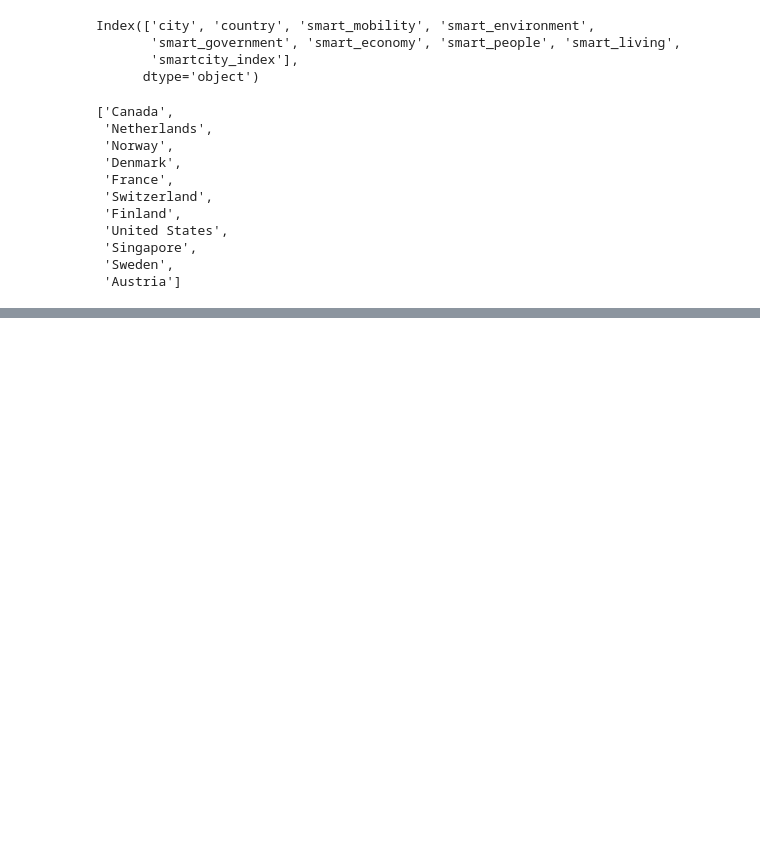
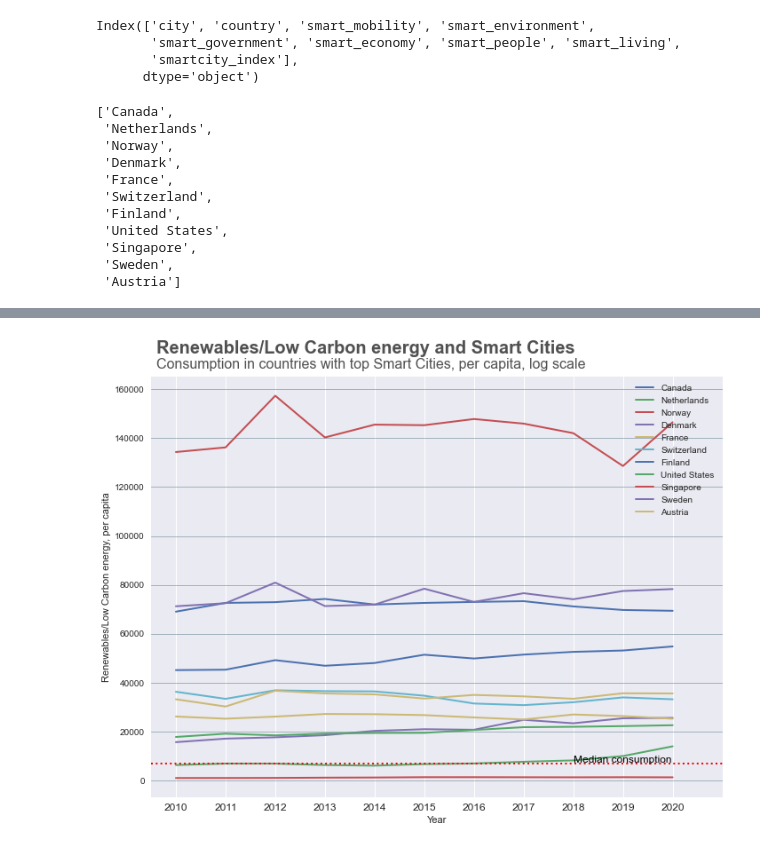
Before and after one commit to Edoardo1996/iornhack-final-project, a Jupyter notebook: main.ipynb, the cells around one changed output, grey strips where cells are left out. Saved outputs shown, nothing was run; the diff lists cells and outputs as text; code cells hidden in the pictures; blank space fills up the shorter version.

```diff
--- a/main.ipynb
+++ b/main.ipynb
@@ -819,0 +856,63 @@ px.scatter(sc, x='renewlowcarbon', y='gdp_per_capita',
+# %%
+wec1 = wec.copy()
+wec1 = wec1[wec1['year'].between(2010, 2020)]
+# Now calculating the columns with all renewables/low carbon sources consumption numbers:
+wec1['renlowcarbon'] = wec1['other-renewables_cons_per_capita'] + wec1['renewables_cons_per_capita'] + wec1['low-carbon_cons_per_capita']
+
+
+# Calculation of the median renewables/low carbon consumption for the last decade for all countries in the list
+medianrenew = wec1.groupby('country').agg('median').mean()
+medianrenew = wec1.renlowcarbon.median()
+
+# Chosing countries that are in the list of those with Smart Cities
+
+wec1= wec1[wec1["country"].isin(topsmartcountries)]
+
+# Plotting countries with top Smart Cities
+
+column='renlowcarbon'
+
+fig, ax = plt.subplots(figsize=(10,8))
+
+sns.set_style(style='darkgrid')
+
+ax.grid(which="major", axis='y', color='#758D99', alpha=0.6, zorder=1)
+
+for region in topsmartcountries:
+    ax.plot(wec1[wec1['country'] == region]['year'],
+            wec1[wec1['country'] == region]['renlowcarbon'],
+            alpha=1,
+            linewidth=2)
+
+ax.plot(wec1[wec1['country'] == 'World']['year'],
+        wec1[wec1['country'] == 'World']['renlowcarbon'],
+        color='grey',
+        linewidth=3)
+
+year_start, year_end = 2010, 2020
+
+labels = wec1[['country', column]][wec1['year'] == year_end-1]
+
+# add=0
+# for region, value in labels.itertuples(index=False):
+   # ax.text(x=year_start, y=value +add, s=region, va="center")
+   # add=-1
+
+ax.spines[['top','right','left', 'bottom']].set_visible(False)
+
+ax.set_xticks(np.arange(year_start, year_end +.1, 1))
+ax.set_xlim([None, year_end + 1])
+
+# Add in title and subtitle
+ax.text(x=0.1, y=0.94, s="Renewables/Low Carbon energy and Smart Cities", transform=fig.transFigure, ha='left', fontsize=20, weight='bold', alpha=.8)
+ax.text(x=0.1, y=0.91, s="Consumption in countries with top Smart Cities, per capita, log scale", transform=fig.transFigure, ha='left', fontsize=16, alpha=.8)
+ax.legend(topsmartcountries, loc='upper right')
+plt.xlabel('Year')
+ax.xaxis.set_tick_params(labelsize=12)
+plt.ylabel('Renewables/Low Carbon energy, per capita')
+plt.axhline(y=medianrenew, linestyle='dotted', color='red', linewidth=2)
+ax.annotate('Median consumption',xy=(2015,1000), xycoords='data', xytext=(2018, 7510), color='black', size=12)
+plt.tight_layout()
+plt.show()
+# %% [output]
+[figure, added]
```
Also changed, not shown: parts of 9 cells of this notebook.
